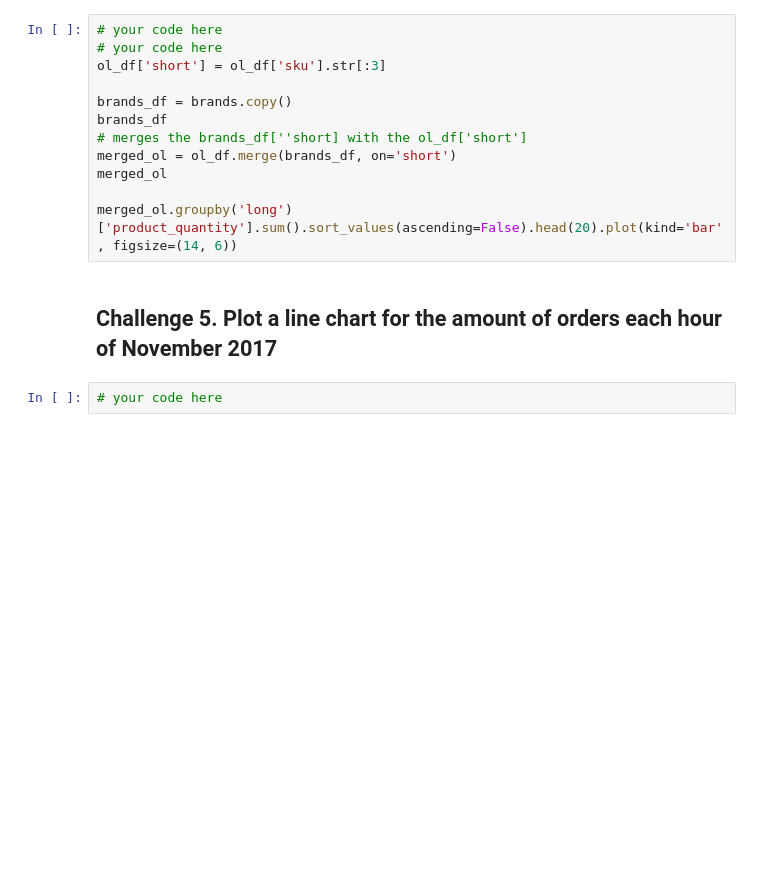
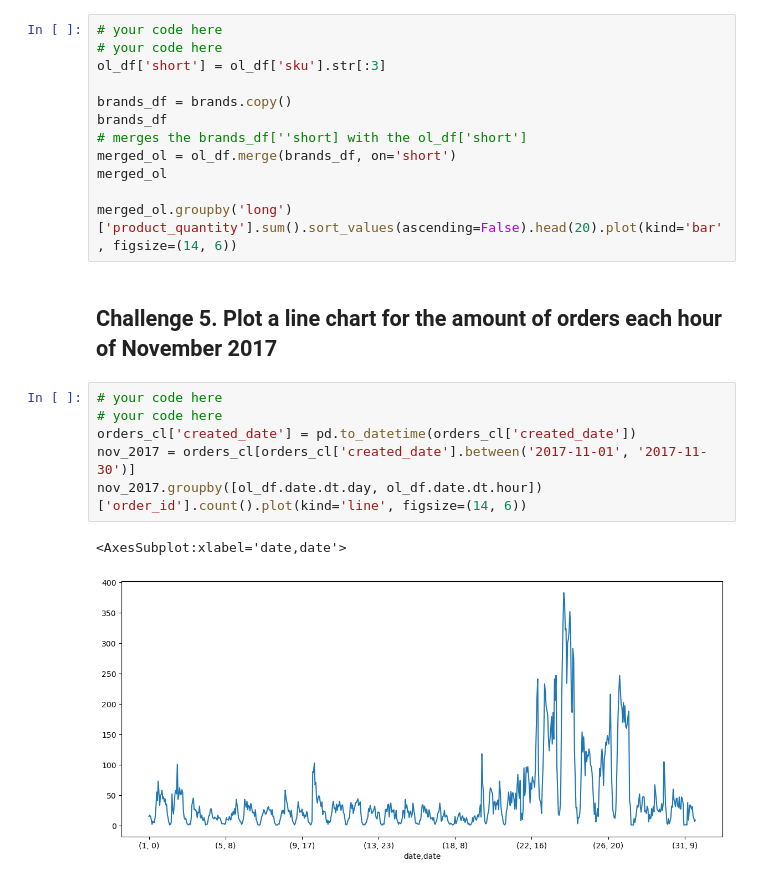
Before and after one commit to Joldon/data_cleaning_pandas, a Jupyter notebook: 3_4_groupby_challenges.ipynb, the cells around one changed output. Drawn from its saved outputs; the diff is of its cells as text; blank space fills up the shorter version.

Commit message:
adding line plot chart for orders in Nov 2017

```diff
--- a/3_4_groupby_challenges.ipynb
+++ b/3_4_groupby_challenges.ipynb
@@ -393,5 +393,12 @@ merged_ol
 merged_ol.groupby('long')['product_quantity'].sum().sort_values(ascending=False).head(20).plot(kind='bar', figsize=(14, 6))
 # %% [markdown]
 ## Challenge 5. Plot a line chart for the amount of orders each hour of November 2017
-# %%
-# your code here
+# %%
+# your code here
+# your code here
+orders_cl['created_date'] = pd.to_datetime(orders_cl['created_date'])
+nov_2017 = orders_cl[orders_cl['created_date'].between('2017-11-01', '2017-11-30')]
+nov_2017.groupby([ol_df.date.dt.day, ol_df.date.dt.hour])['order_id'].count().plot(kind='line', figsize=(14, 6))
+# %% [output]
+<AxesSubplot:xlabel='date,date'>
+[figure, added]
```
Also changed, not shown: parts of 1 cell of this notebook.
